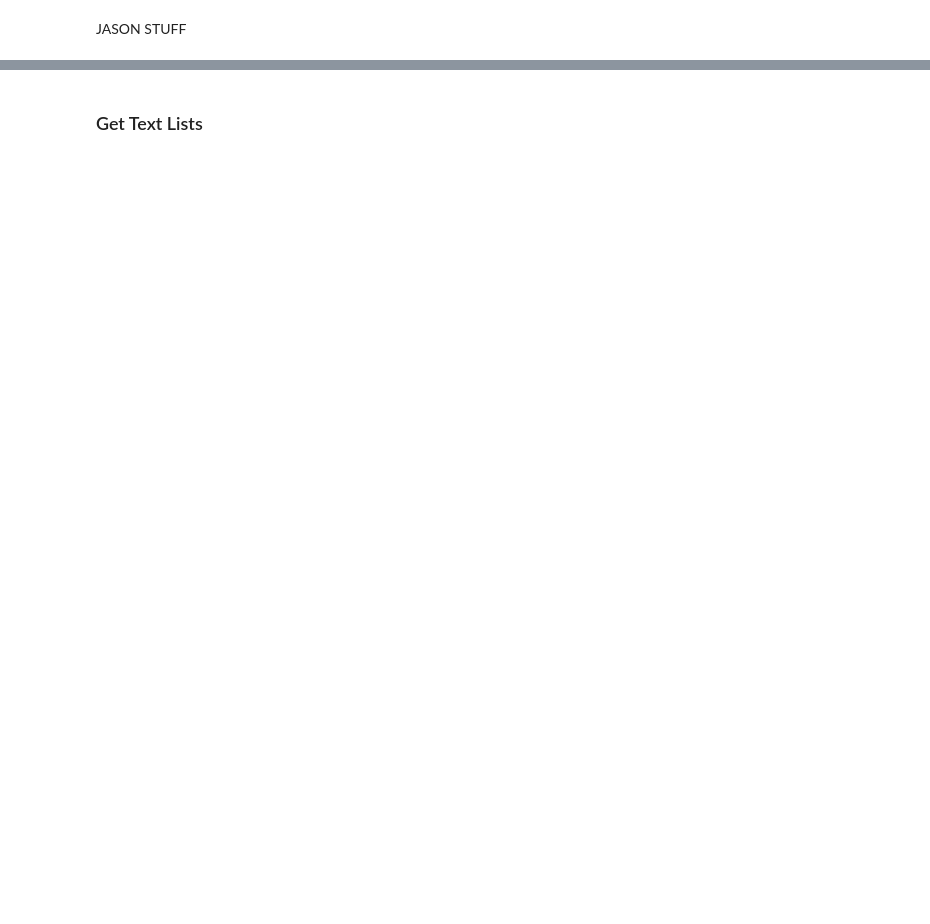
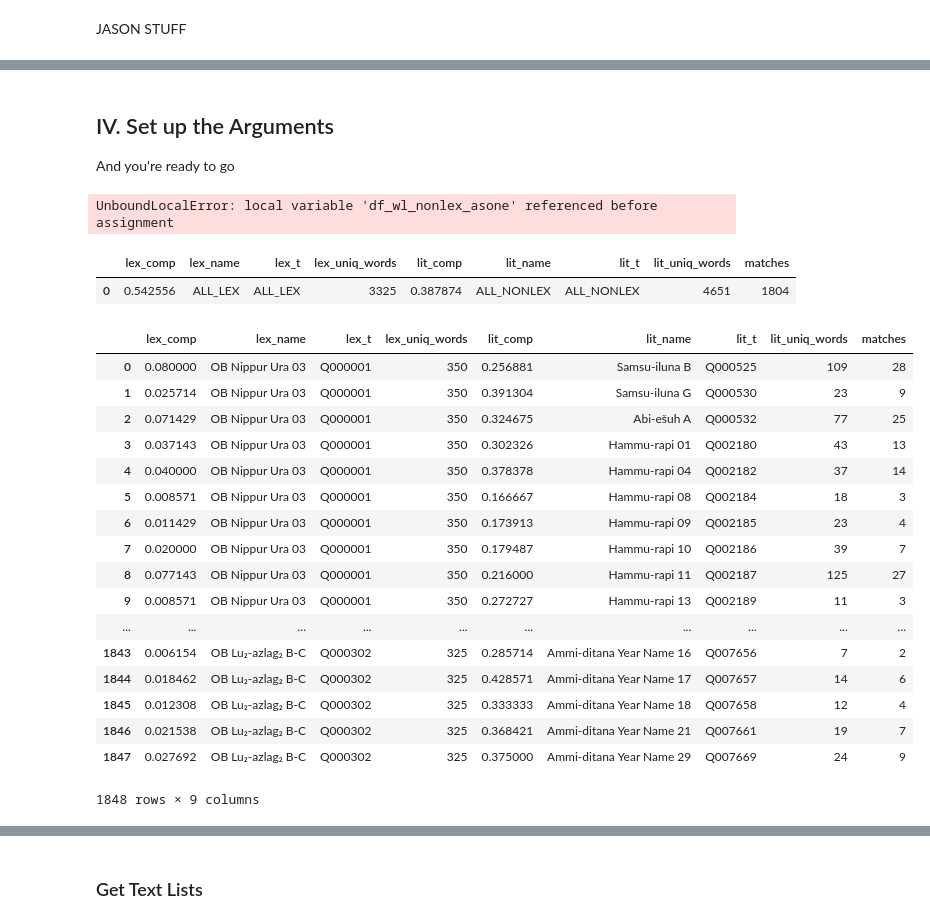
Before and after one commit to jasondmoser1212/CompAss-Jason, a Jupyter notebook: lex_vocab.ipynb, the cells around one changed output, grey strips where cells are left out. Saved outputs shown, nothing was run; the diff lists cells and outputs as text; code cells hidden in the pictures; blank space fills up the shorter version.

Commit message:
Transitional, only use single words for now

```diff
--- a/lex_vocab.ipynb
+++ b/lex_vocab.ipynb
@@ -98,0 +327,19 @@ def compare_single(lex_wl,lit_wl):
+# %%
+def ngramify_line(s,n_max):
+    ngram_list = []
+    words = s.split()
+    for n in range(n_max):
+        for i in range(len(words)-n):
+            ngram = ' '.join(words[i:i+n+1])
+            if not '[na]na' in ngram:
+                ngram_list.append(ngram)
+    return ngram_list
+# %%
+def expand_ngram_df(df):
+    d = []
+    for i, row in df.iterrows():
+        ngram_list = ngramify_line(row['lemma'],5)
+        for ngram in ngram_list:
+            row['ngram'] = ngram
+            d.append(row.copy())
+    return pd.DataFrame(d)
@@ -98,0 +441,49 @@ def compare_single(lex_wl,lit_wl):
+# %% [markdown]
+## IV. Set up the Arguments
+And you're ready to go
+# %%
+word_args = {
+    'multi': True #Expand to be any selection of n for ngrams
+}
+lex_args = {
+    'periods': ['Old Babylonian'],
+    'min_words': 1,
+    'qnums_only': True
+}
+
+nonlex_args = {
+    'corpus': 'royal',
+    'periods': ['Old Babylonian'],
+    'min_words': 1
+}
+# %%
+df_comps,df_comps_nonlex_1, df_comps_all = compare_words(lex_args,nonlex_args,word_args)
+#df_comps
+# %% [output]
+UnboundLocalError: local variable 'df_wl_nonlex_asone' referenced before assignment
+# %%
+df_comps_all
+# %% [output]
+|  | lex_comp | lex_name | lex_t | lex_uniq_words | lit_comp | lit_name | lit_t | lit_uniq_words | matches |
+| 0 | 0.542556 | ALL_LEX | ALL_LEX | 3325 | 0.387874 | ALL_NONLEX | ALL_NONLEX | 4651 | 1804 |
+# %%
+df_comps
+# %% [output]
+|  | lex_comp | lex_name | lex_t | lex_uniq_words | lit_comp | lit_name | lit_t | lit_uniq_words | matches |
+| 0 | 0.080000 | OB Nippur Ura 03 | Q000001 | 350 | 0.256881 | Samsu-iluna B | Q000525 | 109 | 28 |
+| 1 | 0.025714 | OB Nippur Ura 03 | Q000001 | 350 | 0.391304 | Samsu-iluna G | Q000530 | 23 | 9 |
+| 2 | 0.071429 | OB Nippur Ura 03 | Q000001 | 350 | 0.324675 | Abi-ešuh A | Q000532 | 77 | 25 |
+| 3 | 0.037143 | OB Nippur Ura 03 | Q000001 | 350 | 0.302326 | Hammu-rapi 01 | Q002180 | 43 | 13 |
+| 4 | 0.040000 | OB Nippur Ura 03 | Q000001 | 350 | 0.378378 | Hammu-rapi 04 | Q002182 | 37 | 14 |
+| 5 | 0.008571 | OB Nippur Ura 03 | Q000001 | 350 | 0.166667 | Hammu-rapi 08 | Q002184 | 18 | 3 |
+| 6 | 0.011429 | OB Nippur Ura 03 | Q000001 | 350 | 0.173913 | Hammu-rapi 09 | Q002185 | 23 | 4 |
+| 7 | 0.020000 | OB Nippur Ura 03 | Q000001 | 350 | 0.179487 | Hammu-rapi 10 | Q002186 | 39 | 7 |
+| 8 | 0.077143 | OB Nippur Ura 03 | Q000001 | 350 | 0.216000 | Hammu-rapi 11 | Q002187 | 125 | 27 |
+| 9 | 0.008571 | OB Nippur Ura 03 | Q000001 | 350 | 0.272727 | Hammu-rapi 13 | Q002189 | 11 | 3 |
+| ... | ... | ... | ... | ... | ... | ... | ... | ... | ... |
+| 1843 | 0.006154 | OB Lu₂-azlag₂ B-C | Q000302 | 325 | 0.285714 | Ammi-ditana Year Name 16 | Q007656 | 7 | 2 |
+| 1844 | 0.018462 | OB Lu₂-azlag₂ B-C | Q000302 | 325 | 0.428571 | Ammi-ditana Year Name 17 | Q007657 | 14 | 6 |
+| 1845 | 0.012308 | OB Lu₂-azlag₂ B-C | Q000302 | 325 | 0.333333 | Ammi-ditana Year Name 18 | Q007658 | 12 | 4 |
+| 1846 | 0.021538 | OB Lu₂-azlag₂ B-C | Q000302 | 325 | 0.368421 | Ammi-ditana Year Name 21 | Q007661 | 19 | 7 |
+| 1847 | 0.027692 | OB Lu₂-azlag₂ B-C | Q000302 | 325 | 0.375000 | Ammi-ditana Year Name 29 | Q007669 | 24 | 9 |
+1848 rows × 9 columns
```
Also changed, not shown: parts of 67 cells of this notebook, 8 other files.
